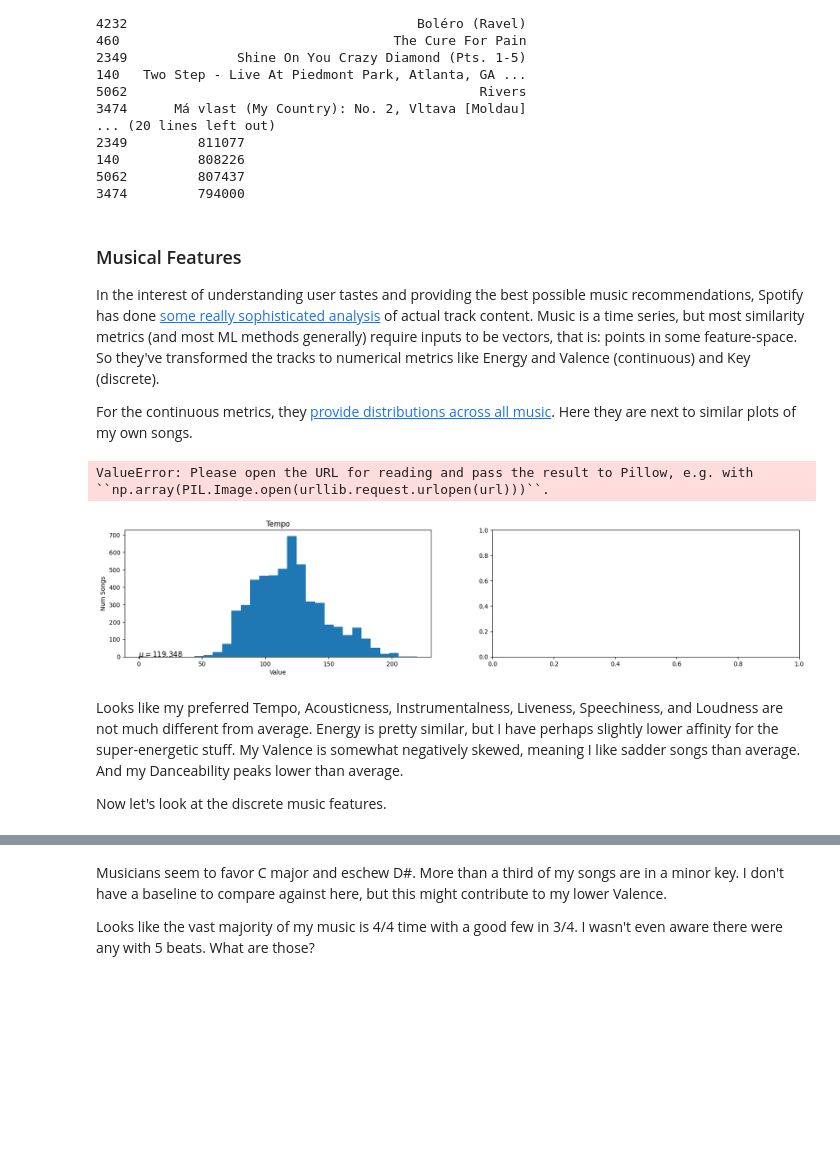
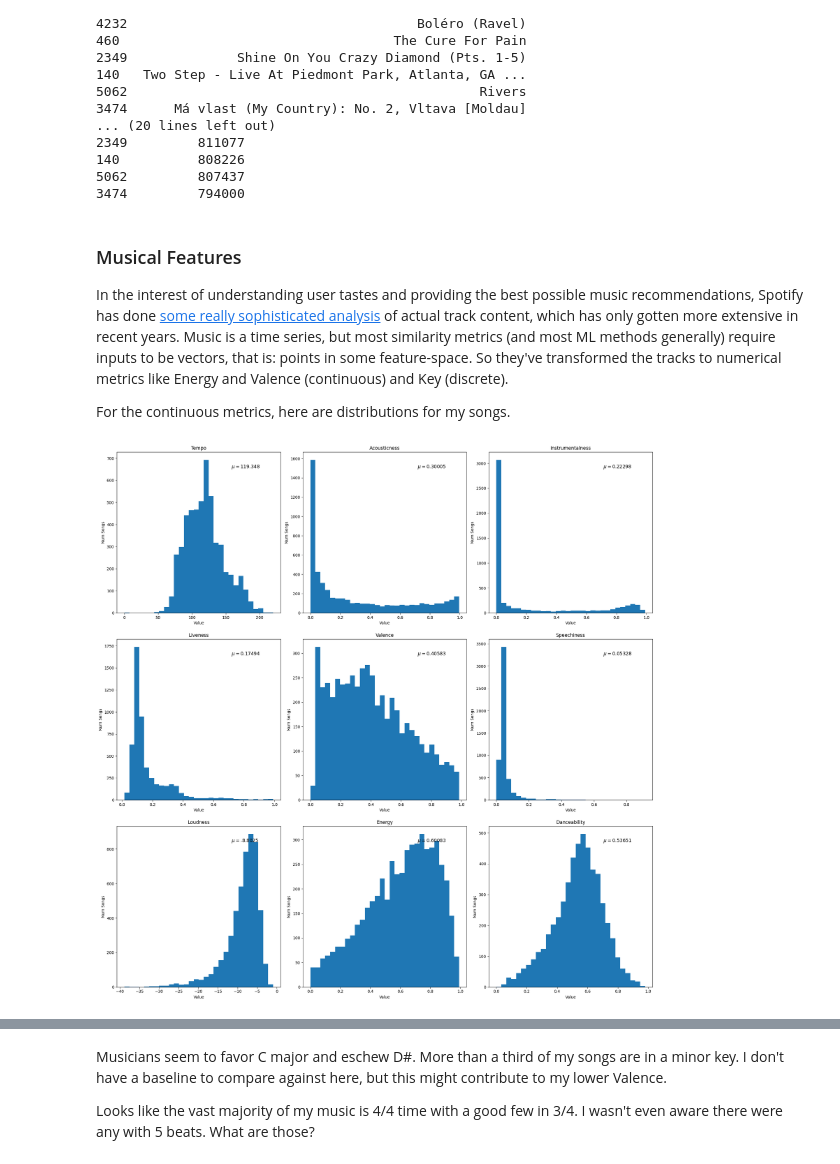
Before and after one commit to pavelkomarov/exportify, a Jupyter notebook: taste_analysis.ipynb, the cells around one changed output, grey strips where cells are left out. Drawn from its saved outputs; the diff is of its cells as text; code cells hidden in the pictures; blank space fills up the shorter version.

```diff
--- a/taste_analysis.ipynb
+++ b/taste_analysis.ipynb
@@ -406,33 +408,22 @@ Longest Hall of Fame:
 # %% [markdown]
 ### Musical Features
 
-In the interest of understanding user tastes and providing the best possible music recommendations, Spotify has done [some really sophisticated analysis](http://benanne.github.io/2014/08/05/spotify-cnns.html) of actual track content. Music is a time series, but most similarity metrics (and most ML methods generally) require inputs to be vectors, that is: points in some feature-space. So they've transformed the tracks to numerical metrics like Energy and Valence (continuous) and Key (discrete).
+In the interest of understanding user tastes and providing the best possible music recommendations, Spotify has done [some really sophisticated analysis](http://benanne.github.io/2014/08/05/spotify-cnns.html) of actual track content, which has only gotten more extensive in recent years. Music is a time series, but most similarity metrics (and most ML methods generally) require inputs to be vectors, that is: points in some feature-space. So they've transformed the tracks to numerical metrics like Energy and Valence (continuous) and Key (discrete).
 
-For the continuous metrics, they [provide distributions across all music](https://developer.spotify.com/documentation/web-api/reference/tracks/get-audio-features/). Here they are next to similar plots of my own songs.
+For the continuous metrics, here are distributions for my songs.
 # %%
-pyplot.figure(figsize=(20,40))
+pyplot.figure(figsize=(20,20))
 
 for i,category in enumerate(['Tempo', 'Acousticness', 'Instrumentalness', 'Liveness',
                             'Valence', 'Speechiness', 'Loudness', 'Energy', 'Danceability']):
-    pyplot.subplot(9, 2, i*2+1)
-    # It would be nice to show the KDE on these plots, but there isn't a way
-    # to show it on unnormalized https://github.com/mwaskom/seaborn/issues/479
+    pyplot.subplot(3, 3, i+1)
     pyplot.hist(data[category], bins=30)
-    pyplot.text(min(data[category]), 0, r'$\mu=$'+str(data[category].mean())[:7], fontsize=12)
+    pyplot.text(pyplot.xlim()[1] - (pyplot.xlim()[1] - pyplot.xlim()[0])*0.3,
+                pyplot.ylim()[1]*0.9, r'$\mu=$'+str(data[category].mean())[:7], fontsize=12)
     pyplot.xlabel('Value')
     pyplot.ylabel('Num Songs')
     pyplot.title(category)
 
-    pyplot.subplot(9, 2, i*2+2)
-    pyplot.imshow(pyplot.imread('https://developer.spotify.com/assets/audio/'+
-                                category.lower()+'.png'))
-    pyplot.axis('off')
-
 pyplot.tight_layout(h_pad=2)
 # %% [output]
-ValueError: Please open the URL for reading and pass the result to Pillow, e.g. with ``np.array(PIL.Image.open(urllib.request.urlopen(url)))``.
-[figure, old version]
+[figure, new version]
-# %% [markdown]
-Looks like my preferred Tempo, Acousticness, Instrumentalness, Liveness, Speechiness, and Loudness are not much different from average. Energy is pretty similar, but I have perhaps slightly lower affinity for the super-energetic stuff. My Valence is somewhat negatively skewed, meaning I like sadder songs than average. And my Danceability peaks lower than average.
-
-Now let's look at the discrete music features.
```
Also changed, not shown: parts of 14 cells of this notebook.
